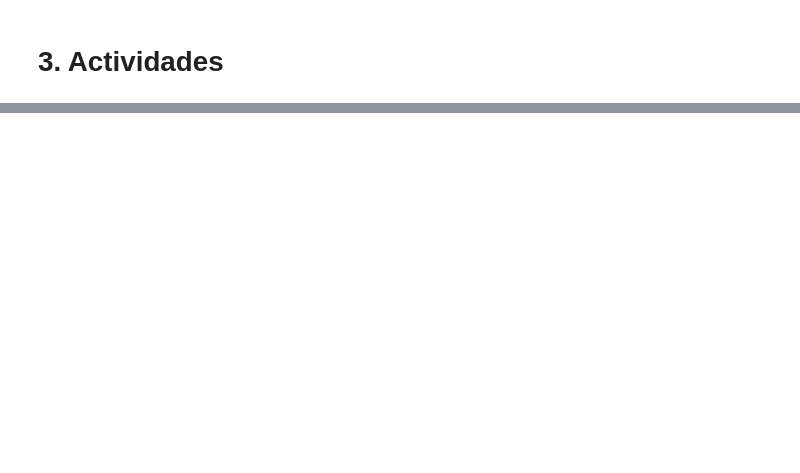
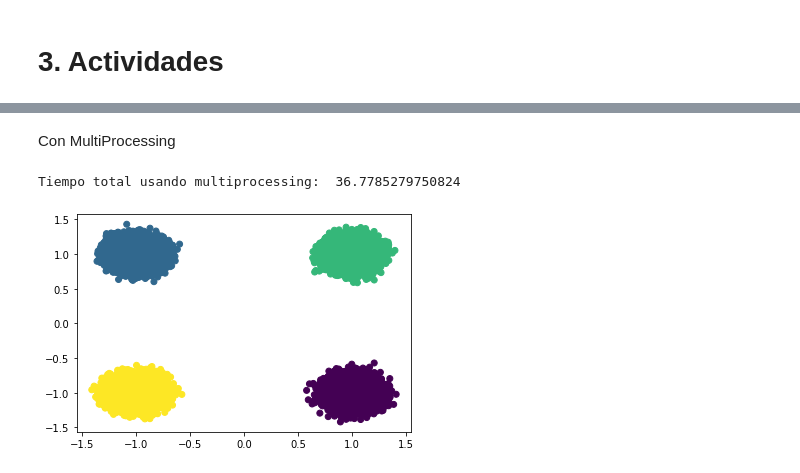
Before and after one commit to TamaraCucumides/TallerPythonMIA, a Jupyter notebook: Sesion 2 - Git, Clases y Programacion Funcional/Funciones_y_Manejo_de_excepciones.ipynb, the cells around one changed output, grey strips where cells are left out. Cells and saved outputs as stored; diff of their text form; code cells hidden in the pictures; blank space fills up the shorter version.

```diff
--- a/Sesion 2 - Git, Clases y Programacion Funcional/Funciones_y_Manejo_de_excepciones.ipynb
+++ b/Sesion 2 - Git, Clases y Programacion Funcional/Funciones_y_Manejo_de_excepciones.ipynb
@@ -309,0 +597,45 @@ df
+# %% [markdown]
+Con MultiProcessing
+# %%
+old_classes = [-1]
+centers = [[1, 0] + [0] * (dim-2), [-1, 0] + [0] * (dim-2), [0, 1] + [0] * (dim-2), [0, -1] + [0] * (dim-2)]
+stop = False
+# En mi computador son 4 nucleos
+nprocs = cpu_count()
+p = Pool(nprocs)
+# Separamos los datos en chunks
+intervals = []
+chunk_size = n / nprocs
+for i in range(nprocs):
+    intervals.append([int(i * chunk_size), int((i+1)*chunk_size)])
+initial_time = time.time()
+stop = False
+while not stop:
+    # Primero determinamos los clusters de cada punto
+    to_proccess_data = [[centers, interval] for interval in intervals]
+    centers_labels = p.map(split_work, to_proccess_data)
+    new_classes = []
+    new_centers = [[0] * dim, [0] * dim, [0] * dim, [0] * dim]
+    for info in centers_labels:
+        new_classes += info[1]
+        for i in range(4):
+            for l in range(dim):
+                new_centers[i][l] += info[0][i][l]
+    for i in range(4):
+        for l in range(dim):
+            if new_classes.count(i) != 0:
+                new_centers[i][l] /= new_classes.count(i)
+
+    if new_classes == old_classes:
+        stop = True
+    old_classes = copy.copy(new_classes)
+    centers = copy.copy(new_centers)
+end_time = time.time()
+multi_time = end_time - initial_time
+print('Tiempo total usando multiprocessing: ', multi_time)
+plt.scatter(data[:, 0], data[:, 1], c=new_classes)
+#plt.savefig('plot1.png')
+plt.show()
+# %% [output]
+Tiempo total usando multiprocessing:  36.7785279750824
+[figure, added]
```
Also changed, not shown: parts of 34 cells of this notebook.
